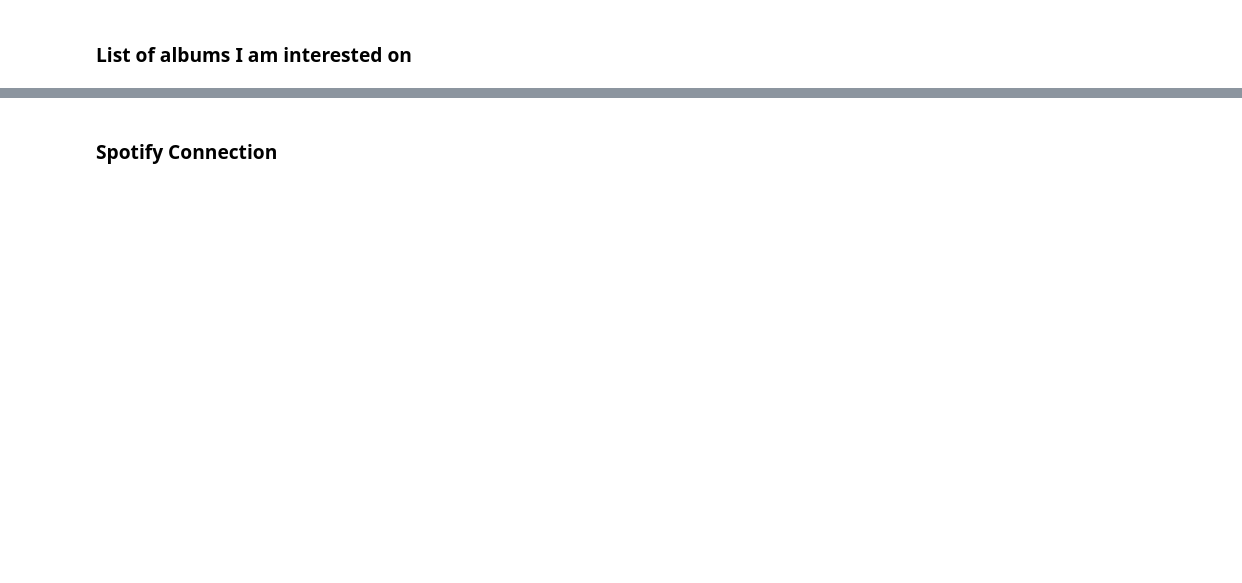
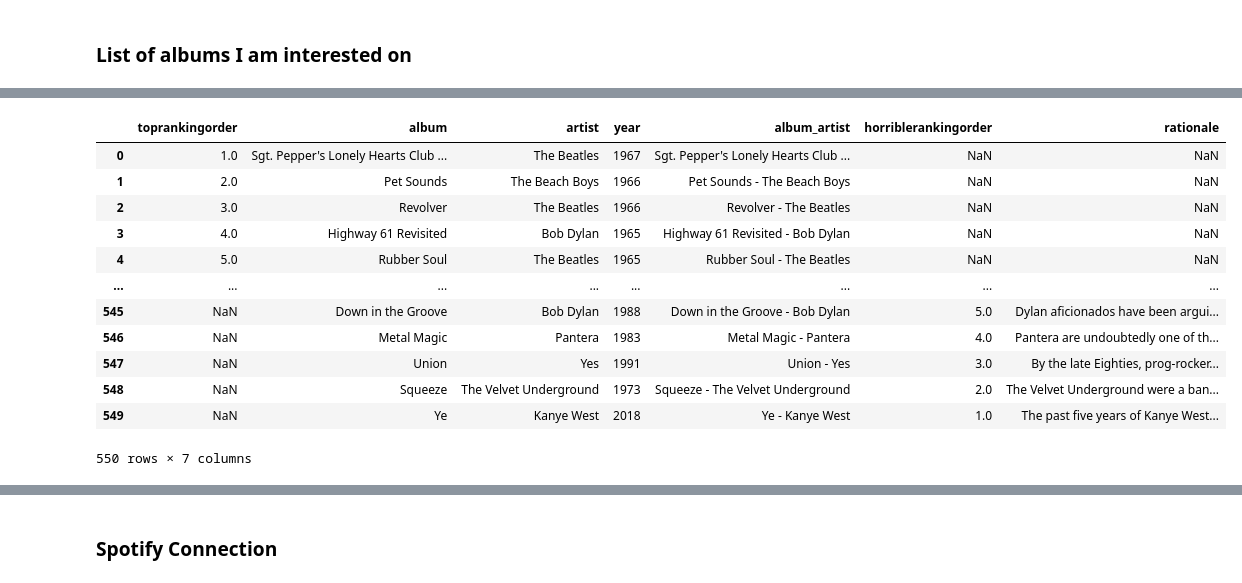
Before and after one commit to cristianecarneiro/ETL, a Jupyter notebook: notebooks/api_spotify.ipynb, the cells around one changed output, grey strips where cells are left out. Saved outputs shown, nothing was run; the diff lists cells and outputs as text; code cells hidden in the pictures; blank space fills up the shorter version.

```diff
--- a/notebooks/api_spotify.ipynb
+++ b/notebooks/api_spotify.ipynb
@@ -40,5 +72,19 @@ all_albums.shape
 # %%
-all_albums.head(550)s
+all_albums.head(550)
+# %% [output]
+|  | toprankingorder | album | artist | year | album_artist | horriblerankingorder | rationale |
+| 0 | 1.0 | Sgt. Pepper's Lonely Hearts Club ... | The Beatles | 1967 | Sgt. Pepper's Lonely Hearts Club ... | NaN | NaN |
+| 1 | 2.0 | Pet Sounds | The Beach Boys | 1966 | Pet Sounds - The Beach Boys | NaN | NaN |
+| 2 | 3.0 | Revolver | The Beatles | 1966 | Revolver - The Beatles | NaN | NaN |
+| 3 | 4.0 | Highway 61 Revisited | Bob Dylan | 1965 | Highway 61 Revisited - Bob Dylan | NaN | NaN |
+| 4 | 5.0 | Rubber Soul | The Beatles | 1965 | Rubber Soul - The Beatles | NaN | NaN |
+| ... | ... | ... | ... | ... | ... | ... | ... |
+| 545 | NaN | Down in the Groove | Bob Dylan | 1988 | Down in the Groove - Bob Dylan | 5.0 | Dylan aficionados have been argui... |
+| 546 | NaN | Metal Magic | Pantera | 1983 | Metal Magic - Pantera | 4.0 | Pantera are undoubtedly one of th... |
+| 547 | NaN | Union | Yes | 1991 | Union - Yes | 3.0 | By the late Eighties, prog-rocker... |
+| 548 | NaN | Squeeze | The Velvet Underground | 1973 | Squeeze - The Velvet Underground | 2.0 | The Velvet Underground were a ban... |
+| 549 | NaN | Ye | Kanye West | 2018 | Ye - Kanye West | 1.0 | The past five years of Kanye West... |
+550 rows × 7 columns
 # %%
 album_artist = all_albums['album_artist'].unique().tolist()
 # %%
```
Also changed, not shown: parts of 29 cells of this notebook.
